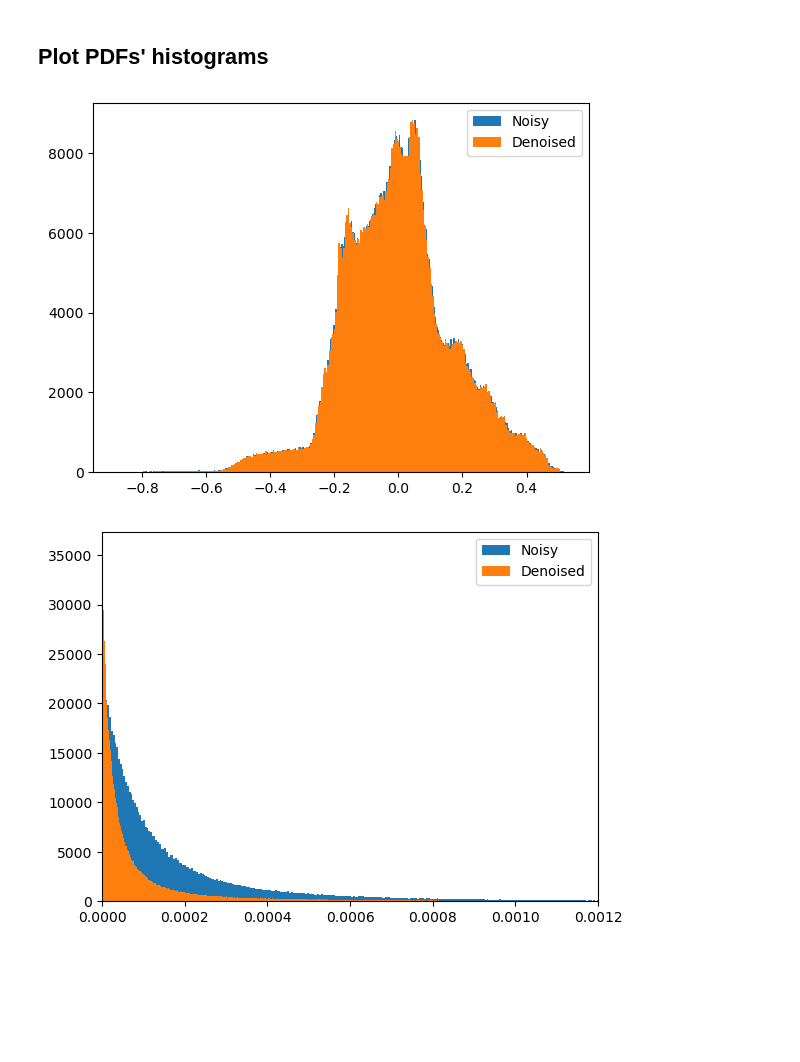
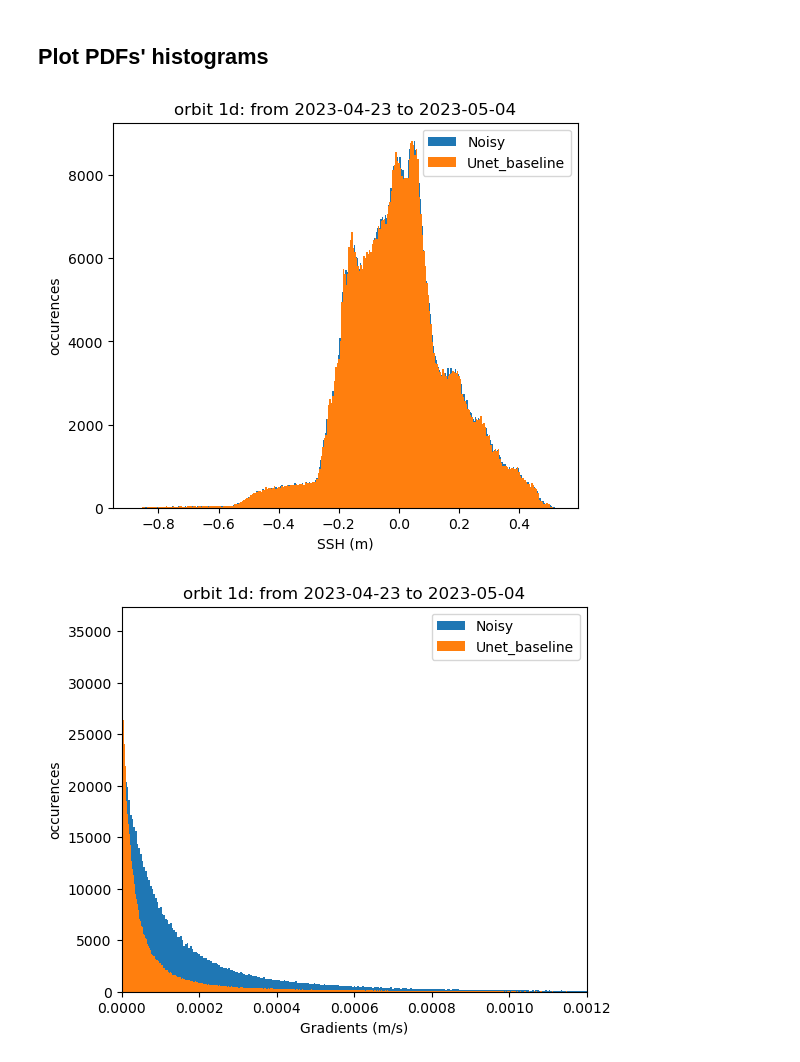
Before and after one commit to ocean-data-challenges/2024b_DC_SWOTdenoising, a Jupyter notebook: notebooks_demos/demo_pdfvars_swot.ipynb, the cells around one changed output. Saved outputs shown, nothing was run; the diff lists cells and outputs as text; code cells hidden in the pictures; blank space fills up the shorter version.

```diff
--- a/notebooks_demos/demo_pdfvars_swot.ipynb
+++ b/notebooks_demos/demo_pdfvars_swot.ipynb
@@ -28,3 +24,8 @@ denoising_name = 'Unet Baseline'
+# %%
+
+region_info = RegionInfo('GS_info').region_info   # Region dictionary info from dict_regions_info.py
+
+denoising_name = 'Unet_baseline'
 # %% [markdown]
 <div class="alert alert-info" role="alert">
 
@@ -34,7 +35,9 @@ denoising_name = 'Unet Baseline'
 
 From: "../swot_data/swot_1j_share_'region'.nc"
 # %%
-path_data = '../swot_data/swot_1j_share_'+region+'.nc'
+path_data = '../swot_data/swot_1j_share_'+region_info['name']+'.nc'
+
+orbit = '1d'
 
 ds_SWOT = xr.open_mfdataset(path_data)
 # %% [markdown]
@@ -184,24 +233,33 @@ lapl_denoised = np.ravel(lapl_denoised_unet)
 lapl_denoised = lapl_denoised[~np.isnan(lapl_denoised)]
 # %% [markdown]
 ## Plot PDFs' histograms
+# %%
+init_date = str(ds_SWOT.time[0,0].values.astype('datetime64[D]'))
+end_date = str(ds_SWOT.time[-1,0].values.astype('datetime64[D]'))
 # %%
-plt.figure(figsize=(8,8))
-plt.title('SSH')
+plt.figure(figsize=(6,5))
+plt.title('orbit '+orbit+': from '+init_date+' to '+end_date)
 plt.hist(ssh_noisy, bins='auto',label='Noisy')
 plt.hist(ssh_denoised, bins='auto',label=denoising_name)
+plt.xlabel('SSH (m)')
+plt.ylabel('occurences')
 plt.legend()
+plt.savefig('../figures/pdf_'+denoising_name+'_'+region_info['name']+'_'+orbit+'_ssh.png')
 plt.show()
 # %% [output]
-[figure, old version]
+[figure, new version]
 # %%
-plt.figure(figsize=(8,8))
-plt.title('Gradients')
+plt.figure(figsize=(6,5))
+plt.title('orbit '+orbit+': from '+init_date+' to '+end_date)
 
 plt.hist(grad_noisy, bins='auto',label='Noisy')
 plt.hist(grad_denoised, bins='auto',label=denoising_name)
 plt.xlim(0,0.0012)
+plt.xlabel('Gradients (m/s)')
+plt.ylabel('occurences')
 plt.legend()
+plt.savefig('../figures/pdf_'+denoising_name+'_'+region_info['name']+'_'+orbit+'_grad.png')
 plt.show()
 # %% [output]
-[figure, old version]
+[figure, new version]
 # %%
```
Also changed, not shown: parts of 14 cells of this notebook, 36 other files.
